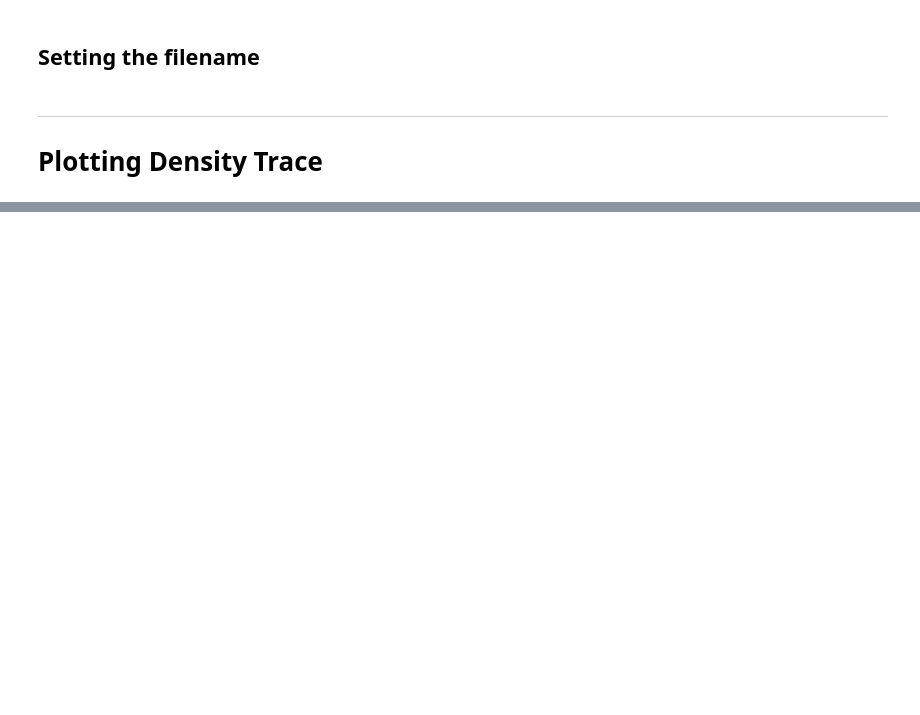
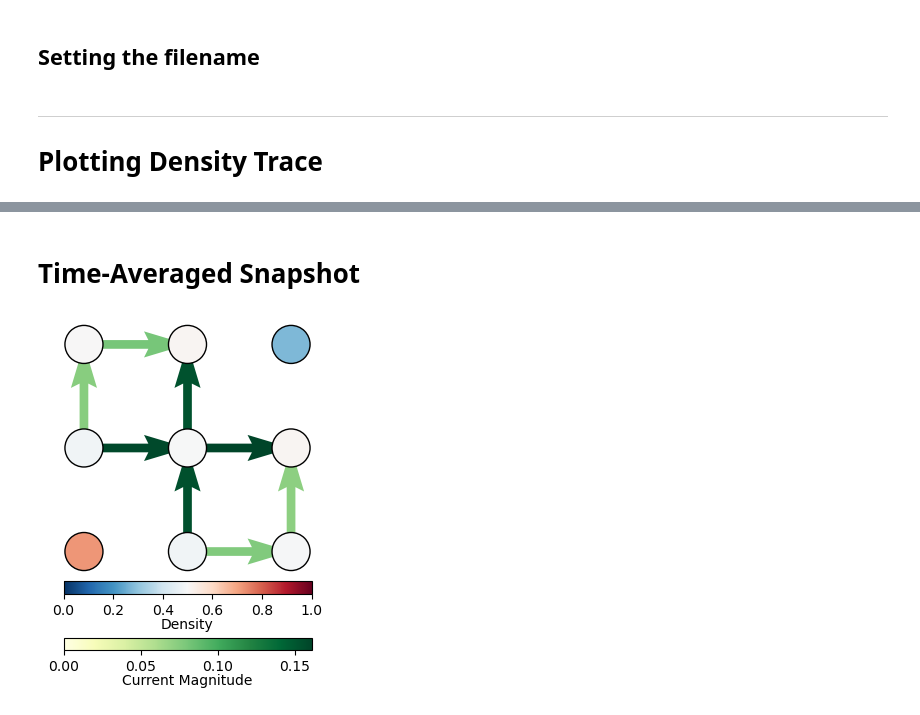
Before and after one commit to AdamSmith-physics/free-fermion-trajectories, a Jupyter notebook: plotting/plotting.ipynb, the cells around one changed output, grey strips where cells are left out. Saved outputs shown, nothing was run; the diff lists cells and outputs as text; code cells hidden in the pictures; blank space fills up the shorter version.

```diff
--- a/plotting/plotting.ipynb
+++ b/plotting/plotting.ipynb
@@ -76,0 +166,72 @@ params
+# %% [markdown]
+# Time-Averaged Snapshot
+# %%
+n_avg = load_key_from_hdf5(f"../data/{filename}.h5", "n_avg")
+avg_currents = load_key_from_hdf5(f"../data/{filename}.h5", "avg_currents")
+params = load_key_from_hdf5(f"../data/{filename}.h5", "params")
+t_list = load_key_from_hdf5(f"../data/{filename}.h5", "t_list")
+
+# Extract parameters
+Nx = params['Nx']
+Ny = params['Ny']
+N = Nx * Ny
+bonds = params['bonds']
+
+plotting_threshold = 0.0  # Threshold for plotting currents
+marker_size = 750 * (3/Nx)**2  # Size of the markers for the density plot
+arrow_width = 0.035 * 3/Nx  # Width of the arrows in the quiver plot
+
+
+time_averaged_currents = np.mean(avg_currents[7*steps//8:-1], axis=0)
+time_averaged_n = np.mean(n_avg[7*steps//8:-1], axis=0)
+
+# single line definition of empty lists for X, Y, U, V, C
+X = []; Y = []; U = []; V = []; C = []
+for i, bond in enumerate(bonds):
+    # convert back from n to x,y coordinates
+    x1, y1 = bond[0] % Nx, bond[0] // Nx
+    x2, y2 = bond[1] % Nx, bond[1] // Nx
+
+    if np.abs(time_averaged_currents[i]) > plotting_threshold*np.abs(time_averaged_currents).max():
+        C.append(np.abs(time_averaged_currents[i]))
+
+        if np.real(time_averaged_currents[i]) > 0:
+            X.append(x1)
+            Y.append(y1)
+            U.append(x2-x1)
+            V.append(y2-y1)
+        else:
+            X.append(x2)
+            Y.append(y2)
+            U.append(x1-x2)
+            V.append(y1-y2)
+
+fig,ax = plt.subplots()
+
+p1 = ax.quiver(X, Y, U, V, C, cmap="YlGn", angles='xy', scale_units='xy', scale=1, width=arrow_width)
+p1.set_clim(0, np.max(C))
+cb1 = plt.colorbar(p1, ax=ax, orientation='horizontal', shrink=0.5, pad=0.03)
+cb1.set_label('Current Magnitude', labelpad=0)
+
+X = []; Y = []; C = []
+for x in range(Nx):
+    for y in range(Ny):
+        n = x % Nx + y*Nx
+        X.append(x)
+        Y.append(y)
+        C.append(time_averaged_n[n])
+
+
+p2 = ax.scatter(X, Y, c=C, cmap="RdBu_r", s=marker_size, edgecolors= "black", vmin=0, vmax=1)
+cb2 = plt.colorbar(p2, ax=ax, orientation='horizontal', shrink=0.5, pad=0.03)
+cb2.set_label('Density', labelpad=0)
+
+# Add automatic padding to prevent cutoff
+ax.margins(0.1)  # Add padding around the data
+# Alternatively, you could use: ax.set_xlim(-0.5, Nx-0.5); ax.set_ylim(-0.5, Ny-0.5)
+
+ax.set_axis_off()
+ax.set_aspect('equal')
+plt.show()
+# %% [output]
+[figure, added]
```
Also changed, not shown: parts of 11 cells of this notebook, 2 other files.
